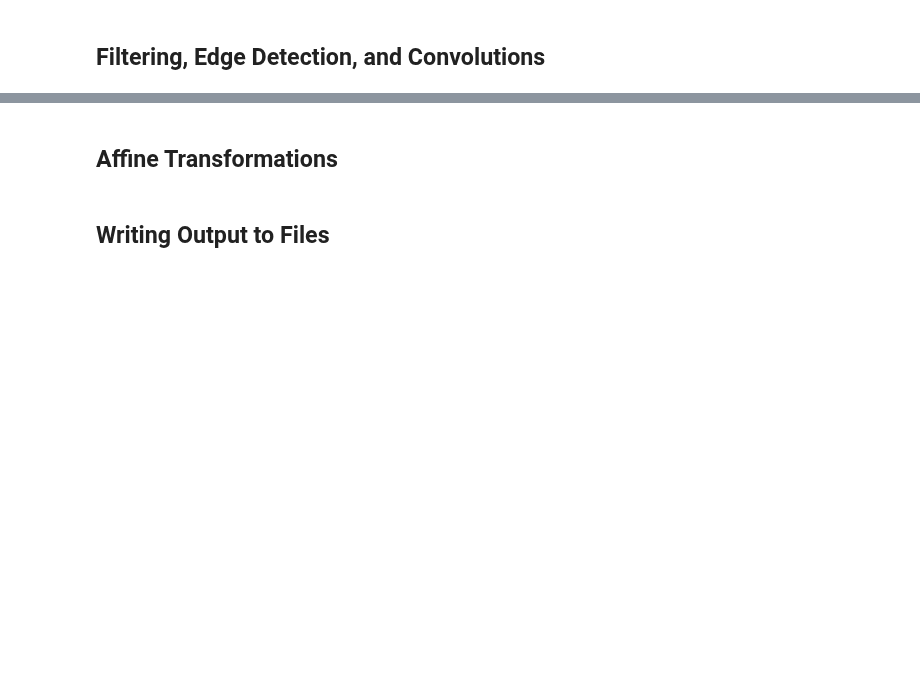
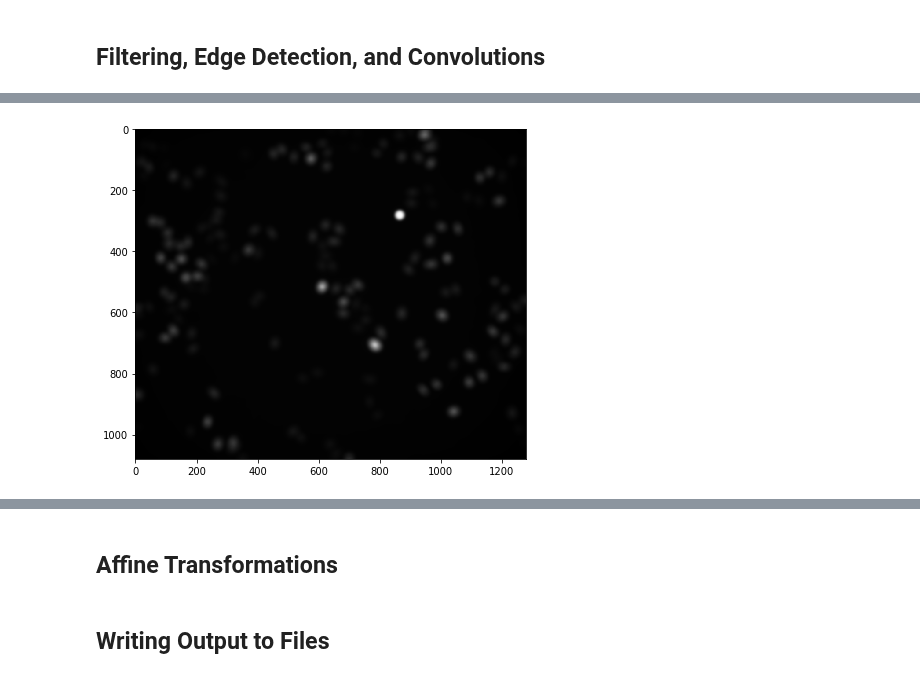
Before and after one commit to vanvalenlab/intro-to-deepcell, a Jupyter notebook: Day2_ImageProcessing.ipynb, the cells around one changed output, grey strips where cells are left out. Cells and saved outputs as stored; diff of their text form; code cells hidden in the pictures; blank space fills up the shorter version.

```diff
--- a/Day2_ImageProcessing.ipynb
+++ b/Day2_ImageProcessing.ipynb
@@ -267,0 +248,12 @@ plt.show()
+# %%
+# Create the background by running a mean filter over the image using the disc SE and assign the output to a new variable
+# Use the function 'skimage.filters.rank.mean'
+from skimage.filters import rank
+bg = rank.mean(img_smooth, selem=SE)
+# %%
+# Visualize the resulting background image.
+plt.figure(figsize=(7,7))
+plt.imshow(bg, interpolation='none', cmap='gray')
+plt.show()
+# %% [output]
+[figure, added]
```
Also changed, not shown: parts of 17 cells of this notebook.
